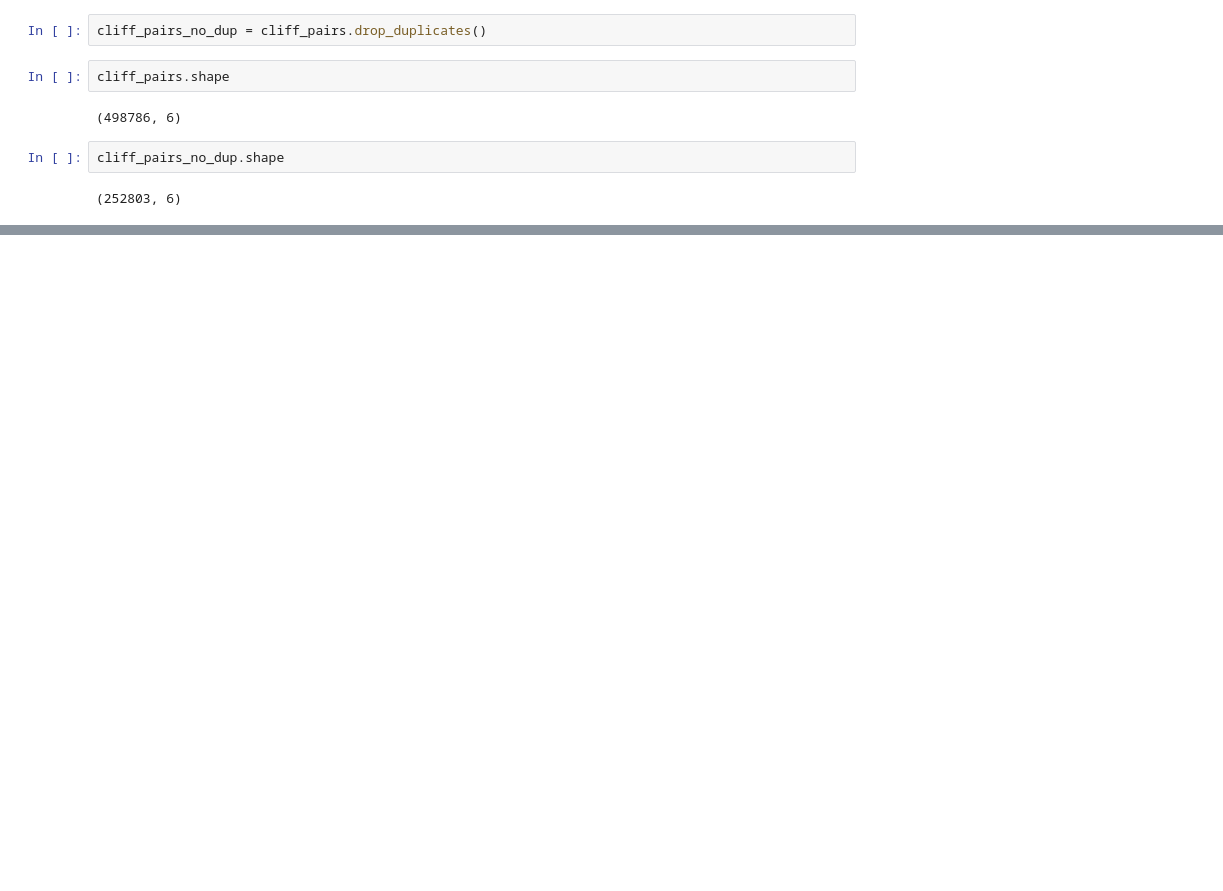
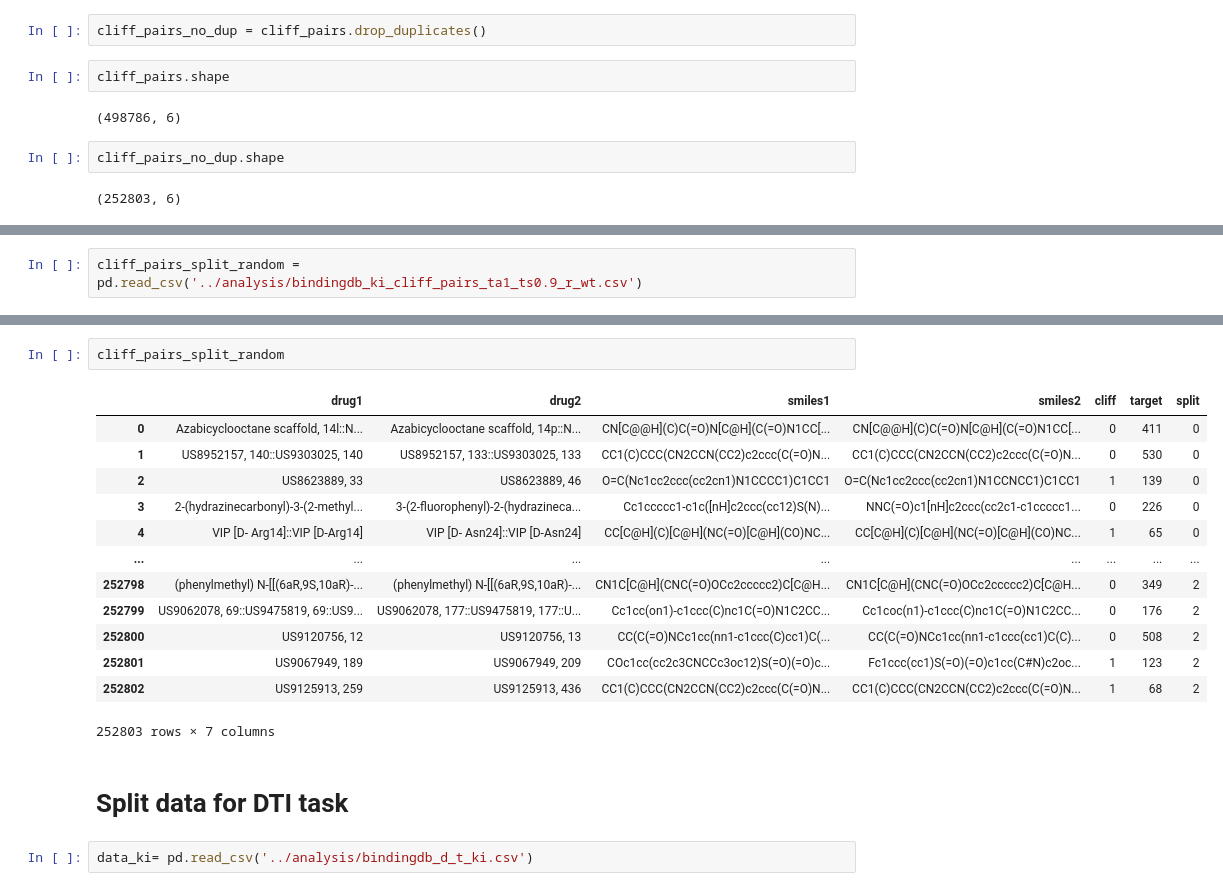
Before and after one commit to reginaib/AC-DTI, a Jupyter notebook: scripts/ds_bindingdb_preprocess.ipynb, the cells around one changed output, grey strips where cells are left out. Cells and saved outputs as stored; diff of their text form; blank space fills up the shorter version.

```diff
--- a/scripts/ds_bindingdb_preprocess.ipynb
+++ b/scripts/ds_bindingdb_preprocess.ipynb
@@ -109,0 +111,2 @@ cliff_pairs_split_cb.head()
+# %%
+cliff_pairs_split_random = pd.read_csv('../analysis/bindingdb_ki_cliff_pairs_ta1_ts0.9_r_wt.csv')
@@ -109,0 +117,20 @@ cliff_pairs_split_cb.head()
+# %%
+cliff_pairs_split_random
+# %% [output]
+|  | drug1 | drug2 | smiles1 | smiles2 | cliff | target | split |
+| 0 | Azabicyclooctane scaffold, 14l::N... | Azabicyclooctane scaffold, 14p::N... | CN[C@@H](C)C(=O)N[C@H](C(=O)N1CC[... | CN[C@@H](C)C(=O)N[C@H](C(=O)N1CC[... | 0 | 411 | 0 |
+| 1 | US8952157, 140::US9303025, 140 | US8952157, 133::US9303025, 133 | CC1(C)CCC(CN2CCN(CC2)c2ccc(C(=O)N... | CC1(C)CCC(CN2CCN(CC2)c2ccc(C(=O)N... | 0 | 530 | 0 |
+| 2 | US8623889, 33 | US8623889, 46 | O=C(Nc1cc2ccc(cc2cn1)N1CCCC1)C1CC1 | O=C(Nc1cc2ccc(cc2cn1)N1CCNCC1)C1CC1 | 1 | 139 | 0 |
+| 3 | 2-(hydrazinecarbonyl)-3-(2-methyl... | 3-(2-fluorophenyl)-2-(hydrazineca... | Cc1ccccc1-c1c([nH]c2ccc(cc12)S(N)... | NNC(=O)c1[nH]c2ccc(cc2c1-c1ccccc1... | 0 | 226 | 0 |
+| 4 | VIP [D- Arg14]::VIP [D-Arg14] | VIP [D- Asn24]::VIP [D-Asn24] | CC[C@H](C)[C@H](NC(=O)[C@H](CO)NC... | CC[C@H](C)[C@H](NC(=O)[C@H](CO)NC... | 1 | 65 | 0 |
+| ... | ... | ... | ... | ... | ... | ... | ... |
+| 252798 | (phenylmethyl) N-[[(6aR,9S,10aR)-... | (phenylmethyl) N-[[(6aR,9S,10aR)-... | CN1C[C@H](CNC(=O)OCc2ccccc2)C[C@H... | CN1C[C@H](CNC(=O)OCc2ccccc2)C[C@H... | 0 | 349 | 2 |
+| 252799 | US9062078, 69::US9475819, 69::US9... | US9062078, 177::US9475819, 177::U... | Cc1cc(on1)-c1ccc(C)nc1C(=O)N1C2CC... | Cc1coc(n1)-c1ccc(C)nc1C(=O)N1C2CC... | 0 | 176 | 2 |
+| 252800 | US9120756, 12 | US9120756, 13 | CC(C(=O)NCc1cc(nn1-c1ccc(C)cc1)C(... | CC(C(=O)NCc1cc(nn1-c1ccc(cc1)C(C)... | 0 | 508 | 2 |
+| 252801 | US9067949, 189 | US9067949, 209 | COc1cc(cc2c3CNCCc3oc12)S(=O)(=O)c... | Fc1ccc(cc1)S(=O)(=O)c1cc(C#N)c2oc... | 1 | 123 | 2 |
+| 252802 | US9125913, 259 | US9125913, 436 | CC1(C)CCC(CN2CCN(CC2)c2ccc(C(=O)N... | CC1(C)CCC(CN2CCN(CC2)c2ccc(C(=O)N... | 1 | 68 | 2 |
+252803 rows × 7 columns
+# %% [markdown]
+# Split data for DTI task
+# %%
+data_ki= pd.read_csv('../analysis/bindingdb_d_t_ki.csv')
```
Also changed, not shown: parts of 25 cells of this notebook, 1 other file.
